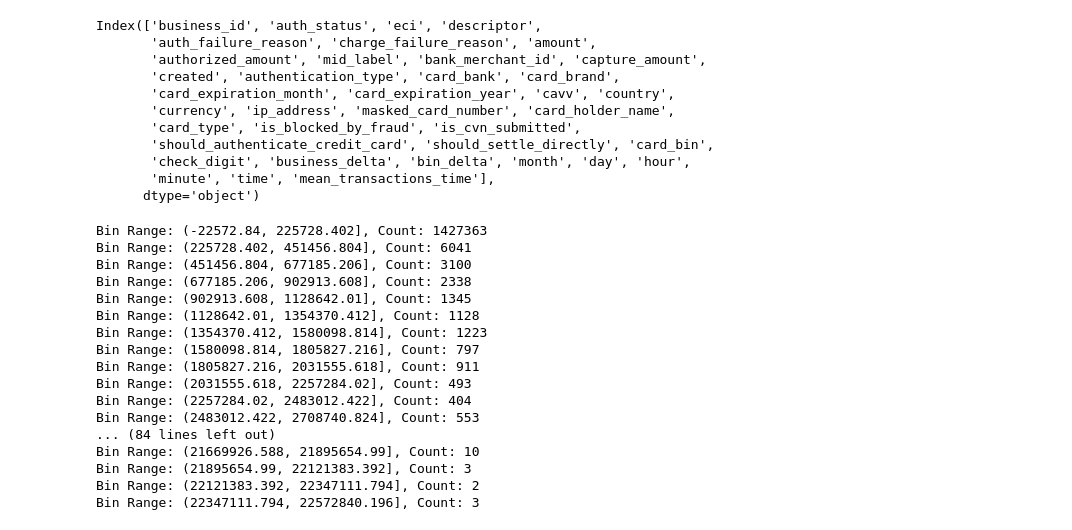
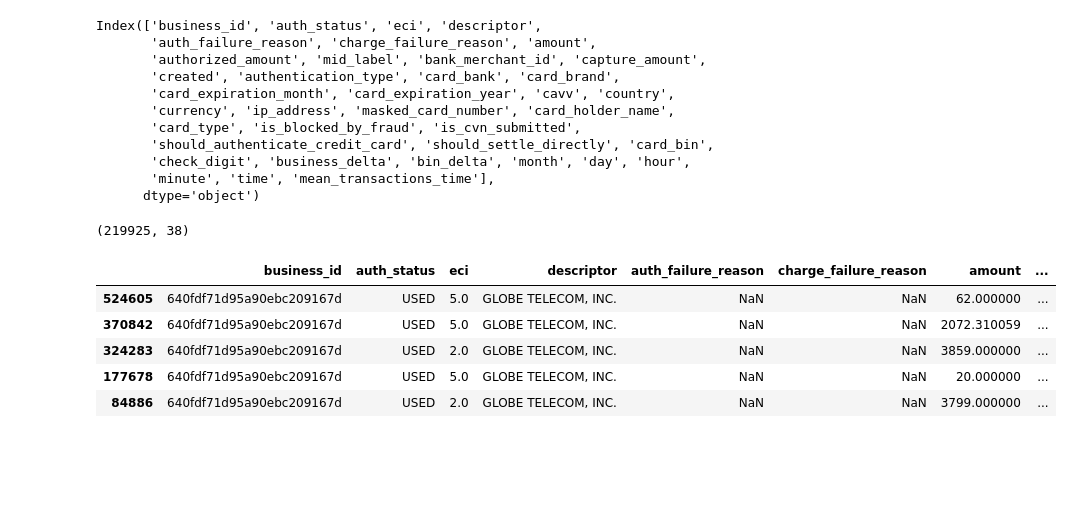
Before and after one commit to shikivaahan/Credit-Card, a Jupyter notebook: notebooks/00_playground.ipynb, the cells around one changed output. Saved outputs shown, nothing was run; the diff lists cells and outputs as text; code cells hidden in the pictures; blank space fills up the shorter version.

```diff
--- a/notebooks/00_playground.ipynb
+++ b/notebooks/00_playground.ipynb
@@ -107,31 +109,25 @@ Index(['business_id', 'auth_status', 'eci', 'descriptor',
        'check_digit', 'business_delta', 'bin_delta', 'month', 'day', 'hour',
        'minute', 'time', 'mean_transactions_time'],
       dtype='object')
-# %%
-# Create 100 bins
-df['bin_detlta_bins'] = pd.cut(df['bin_delta'], bins=100)
-
-# Calculate value counts of each bin
-value_counts = df['bin_detlta_bins'].value_counts().sort_index()
-
-# Print the value counts and bin ranges
-for bin_range, count in value_counts.items():
-    print(f"Bin Range: {bin_range}, Count: {count}")
-# %% [output]
-Bin Range: (-22572.84, 225728.402], Count: 1427363
-Bin Range: (225728.402, 451456.804], Count: 6041
-Bin Range: (451456.804, 677185.206], Count: 3100
-Bin Range: (677185.206, 902913.608], Count: 2338
-Bin Range: (902913.608, 1128642.01], Count: 1345
-Bin Range: (1128642.01, 1354370.412], Count: 1128
-Bin Range: (1354370.412, 1580098.814], Count: 1223
-Bin Range: (1580098.814, 1805827.216], Count: 797
-Bin Range: (1805827.216, 2031555.618], Count: 911
-Bin Range: (2031555.618, 2257284.02], Count: 493
-Bin Range: (2257284.02, 2483012.422], Count: 404
-Bin Range: (2483012.422, 2708740.824], Count: 553
-... (84 lines left out)
-Bin Range: (21669926.588, 21895654.99], Count: 10
-Bin Range: (21895654.99, 22121383.392], Count: 3
-Bin Range: (22121383.392, 22347111.794], Count: 2
-Bin Range: (22347111.794, 22572840.196], Count: 3
+# %%
+df = df[(df['created'] >= '2023-12-01') & (df['created'] < '2024-03-01')]
+print(df.shape)
+df = df.sort_values(by=['created', 'card_bin'], ascending=True)
+
+df['last_1M_count'] = transactions_last_minute(df, 'created')
+
+
+
+df_copy = df
+# %% [output]
+(219925, 38)
+# %%
+pd.set_option('display.max_columns', None)
+df.tail()
+# %% [output]
+|  | business_id | auth_status | eci | descriptor | auth_failure_reason | charge_failure_reason | amount | ... |
+| 524605 | 640fdf71d95a90ebc209167d | USED | 5.0 | GLOBE TELECOM, INC. | NaN | NaN | 62.000000 | ... |
+| 370842 | 640fdf71d95a90ebc209167d | USED | 5.0 | GLOBE TELECOM, INC. | NaN | NaN | 2072.310059 | ... |
+| 324283 | 640fdf71d95a90ebc209167d | USED | 2.0 | GLOBE TELECOM, INC. | NaN | NaN | 3859.000000 | ... |
+| 177678 | 640fdf71d95a90ebc209167d | USED | 5.0 | GLOBE TELECOM, INC. | NaN | NaN | 20.000000 | ... |
+| 84886 | 640fdf71d95a90ebc209167d | USED | 2.0 | GLOBE TELECOM, INC. | NaN | NaN | 3799.000000 | ... |
```
Also changed, not shown: parts of 6 cells of this notebook, 1 other file.
